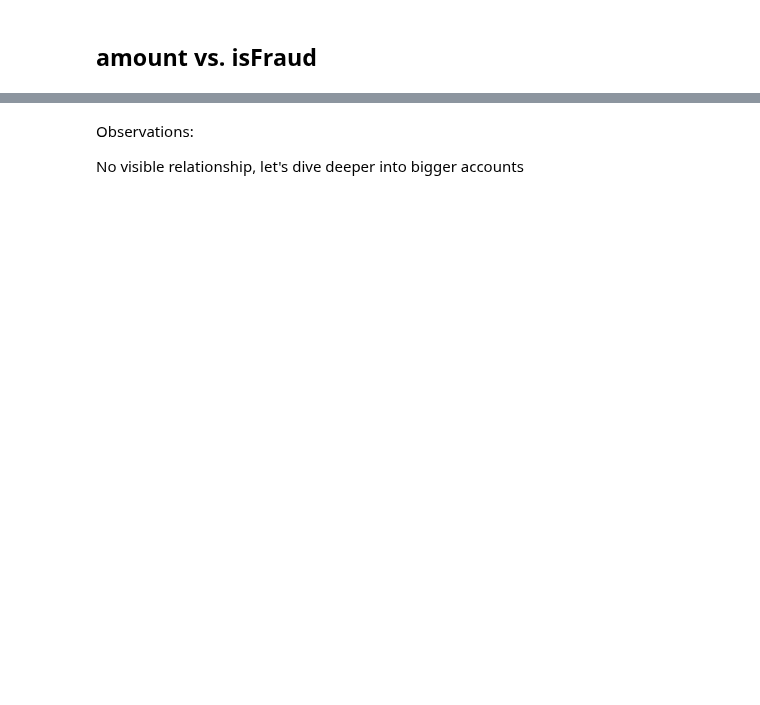
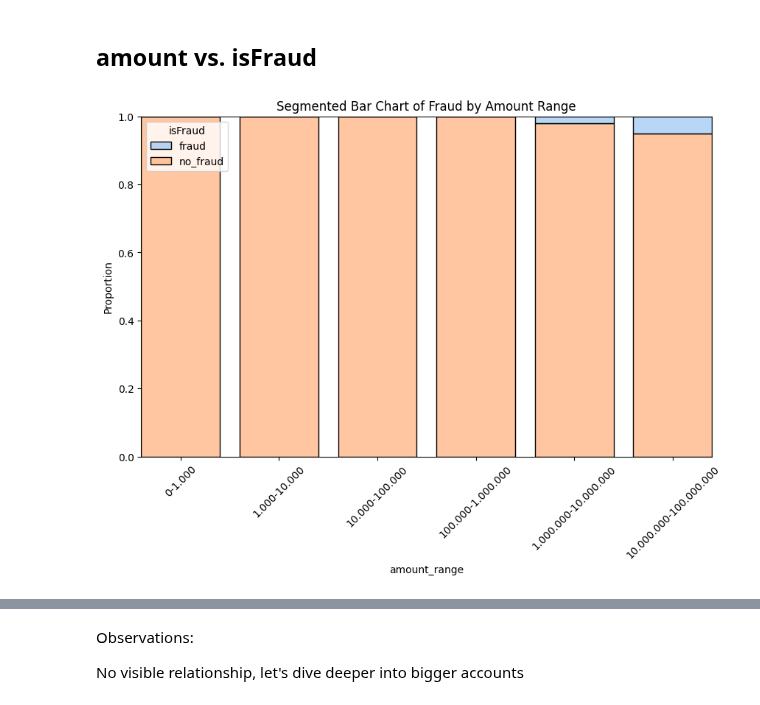
Before and after one commit to AMaldu/fraud_detection, a Jupyter notebook: notebooks/bivariate_analysis.ipynb, the cells around one changed output, grey strips where cells are left out. Saved outputs shown, nothing was run; the diff lists cells and outputs as text; code cells hidden in the pictures; blank space fills up the shorter version.

```diff
--- a/notebooks/bivariate_analysis.ipynb
+++ b/notebooks/bivariate_analysis.ipynb
@@ -133,2 +146,4 @@ Are night transactions more likely to be fraudulent?
 # %%
-data['hour_of_day'] = data['step'] % 24
+time_data = data[['step', 'day_of_month', 'isFraud']].copy()
+time_data['hour_of_day'] = data['step'] % 24
+time_data
@@ -357,2 +302,19 @@ The only types that have fraudulent transactions are CASH_OUT and TRANSFER and a
+# %%
+plt.figure(figsize=(10, 6))
+segmented_bar = sns.histplot(
+    data=data,
+    x="amount_range",
+    hue="isFraud",
+    multiple="fill",
+    shrink=0.8,
+    palette = 'pastel'
+
+)
+plt.xticks(rotation=45)
+segmented_bar.set(ylabel="Proportion")
+plt.title('Segmented Bar Chart of Fraud by Amount Range')
+plt.show()
+# %% [output]
+[figure, added]
 # %%
 data.query('amount == 0')
```
Also changed, not shown: parts of 55 cells of this notebook.
